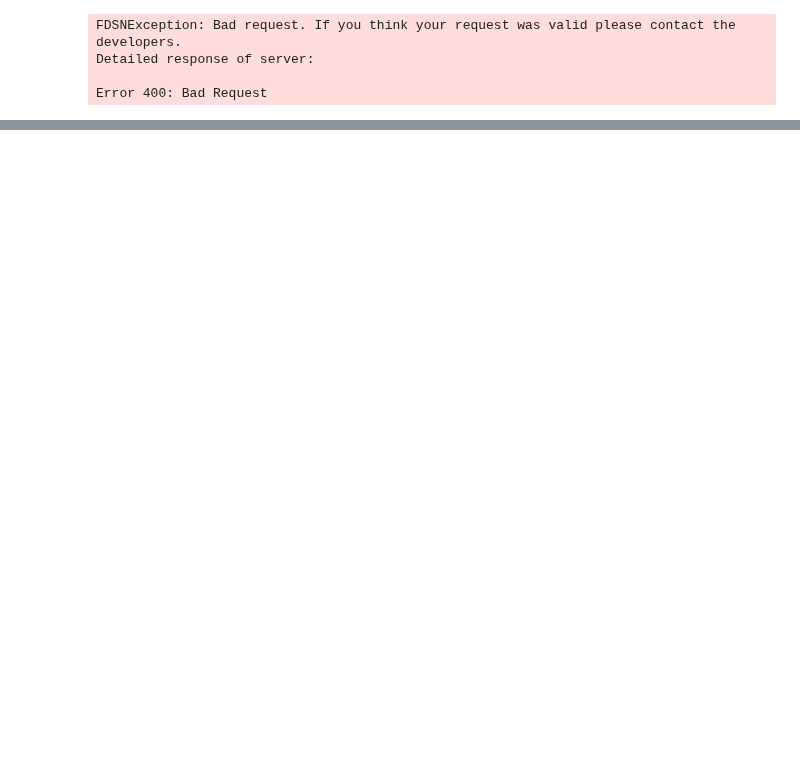
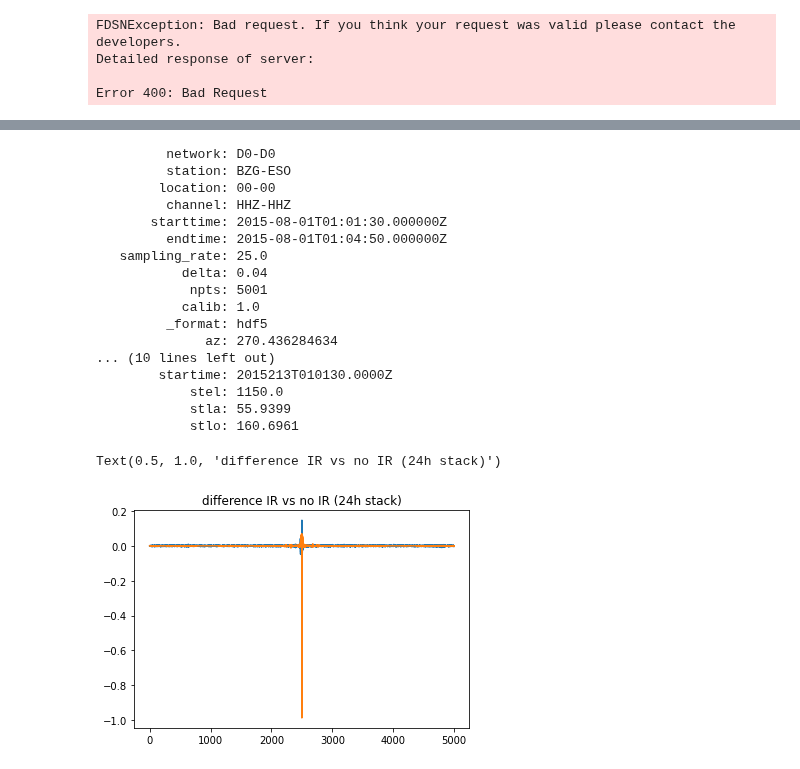
Before and after one commit to PeterMakus/SeisMIC, a Jupyter notebook: testnb.ipynb, the cells around one changed output, grey strips where cells are left out. Cells and saved outputs as stored; diff of their text form; code cells hidden in the pictures; blank space fills up the shorter version.

```diff
--- a/testnb.ipynb
+++ b/testnb.ipynb
@@ -136,0 +105,47 @@ D0.ESO.00.HHZ | 2015-08-01T00:00:00.000000Z - 2015-08-05T00:00:00.000000Z | 25.0
+# %%
+
+import matplotlib.pyplot as plt
+import numpy as np
+from miic3.db.corr_hdf5 import CorrelationDataBase
+with CorrelationDataBase('/home/pm/Documents/PhD/testdata/corr/D0-D0.BZG-ESO.h5') as cdb:
+    cst = cdb.get_data('D0-D0', 'BZG-ESO',channel='HHZ-HHZ', tag='subdivision')
+# Same data but with IR
+with CorrelationDataBase('/home/pm/Documents/PhD/testdata/corr_wir/D0-D0.BZG-ESO.h5') as cdb:
+    cstwir = cdb.get_data('D0-D0', 'BZG-ESO',channel='HHZ-HHZ', tag='subdivision')
+import matplotlib.pyplot as plt
+#print(cst[1].stats)
+l = []
+for tr in cst:
+    l.append(tr.data)
+noIR_mean = np.sum(l, axis=0)
+print(cst[1].stats)
+plt.plot(cstwir[0].data)
+plt.plot(cst[0].data)
+#plt.plot(cst[1].data-A[1,])
+#plt.plot(noIR_mean)
+#plt.plot(A.sum(axis=0))
+#plt.plot((A.sum(axis=0)-noIR_mean))
+plt.title('difference IR vs no IR (24h stack)')
+#plt.title('Daily Stacks')
+#plt.legend(['With IR (old miic)', 'IR removed (new miic)'])
+#cst[2].plot()
+# %% [output]
+         network: D0-D0
+         station: BZG-ESO
+        location: 00-00
+         channel: HHZ-HHZ
+       starttime: 2015-08-01T01:01:30.000000Z
+         endtime: 2015-08-01T01:04:50.000000Z
+   sampling_rate: 25.0
+           delta: 0.04
+            npts: 5001
+           calib: 1.0
+         _format: hdf5
+              az: 270.436284634
+... (10 lines left out)
+        startime: 2015213T010130.0000Z
+            stel: 1150.0
+            stla: 55.9399
+            stlo: 160.6961
+Text(0.5, 1.0, 'difference IR vs no IR (24h stack)')
+[figure, added]
```
Also changed, not shown: parts of 7 cells of this notebook, 2 other files.
